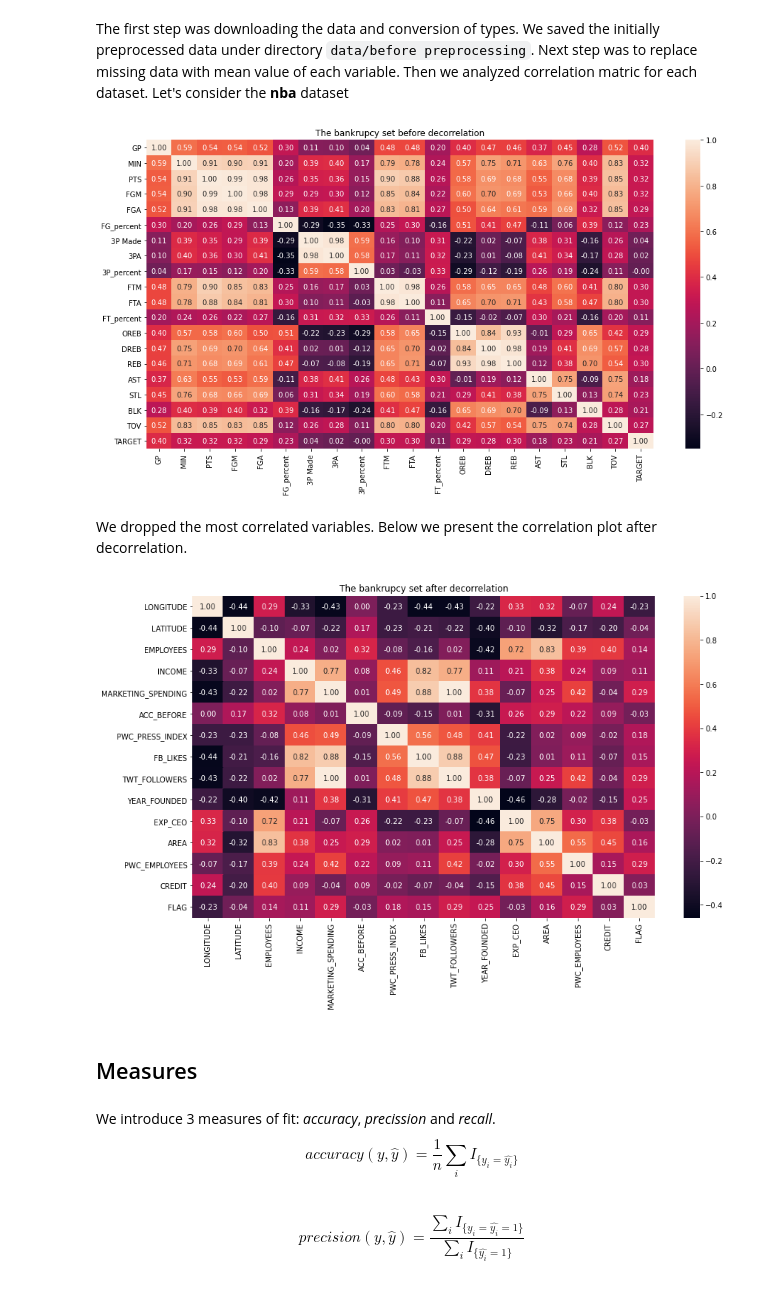
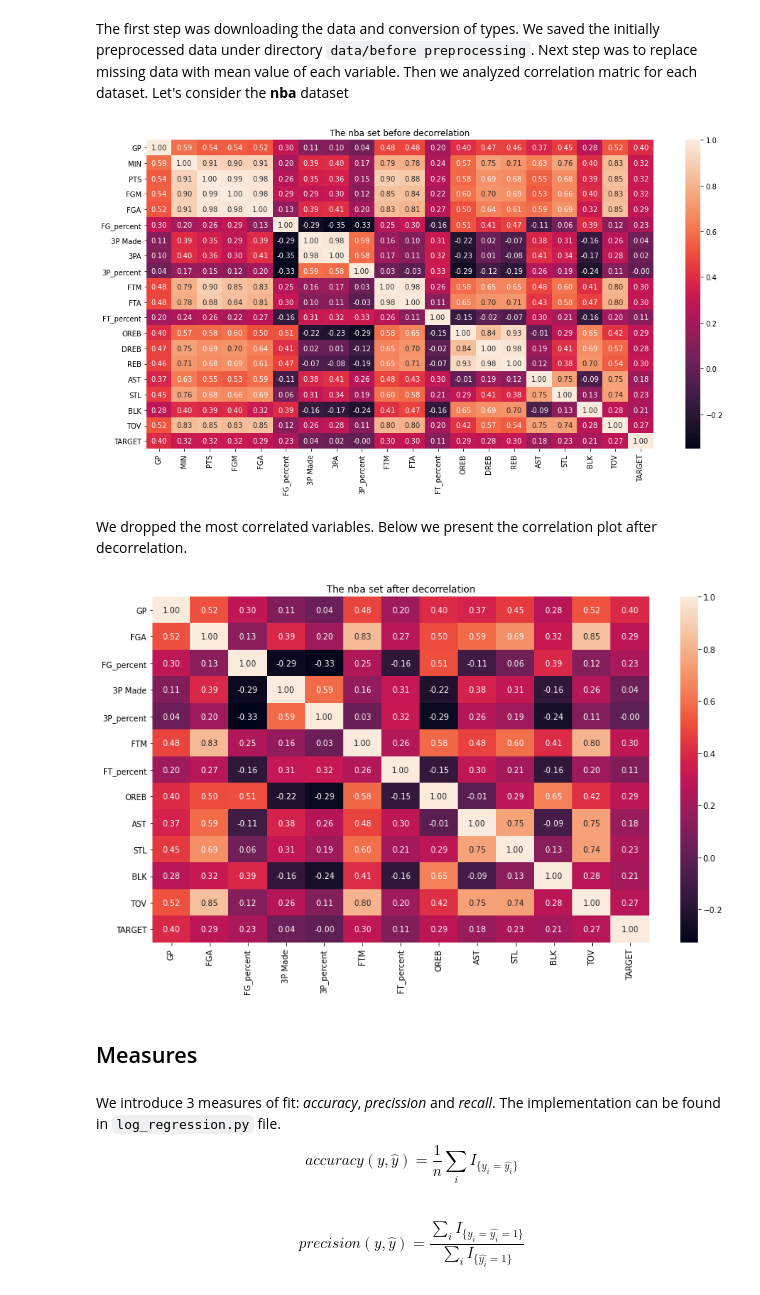
Before and after one commit to marneusz/AML_log_regression_optimization, a Jupyter notebook: report.ipynb, the cells around one changed output. Saved outputs shown, nothing was run; the diff lists cells and outputs as text; code cells hidden in the pictures.

```diff
--- a/report.ipynb
+++ b/report.ipynb
@@ -22,23 +24,23 @@ The first step was downloading the data and conversion of types. We saved the in
 # %%
 nba = pd.read_csv('data/before preprocessing/nba.csv')
 plt.figure(figsize=(16, 8))
-plt.title('The bankrupcy set before decorrelation')
+plt.title('The nba set before decorrelation')
 _ = sns.heatmap(nba.corr(), annot=True, fmt='.2f')
 # %% [output]
-[figure, old version]
+[figure, new version]
 # %% [markdown]
 We dropped the most correlated variables. Below we present the correlation plot after decorrelation.
 # %%
 nba = pd.read_csv('data/after preprocessing/nba.csv')
 plt.figure(figsize=(14, 8))
-sns.heatmap(bankrupcy.corr(), annot=True, fmt='.2f')
-_ = plt.title('The bankrupcy set after decorrelation')
+sns.heatmap(nba.corr(), annot=True, fmt='.2f')
+_ = plt.title('The nba set after decorrelation')
 # %% [output]
-[figure, old version]
+[figure, new version]
 # %% [markdown]
 ## Measures
 # %% [markdown]
-We introduce 3 measures of fit: *accuracy*, *precission* and *recall*.
+We introduce 3 measures of fit: *accuracy*, *precission* and *recall*. The implementation can be found in `log_regression.py` file.
 $$accuracy(y,\hat{y}) = \frac{1}{n}\sum_i I_{\big\{y_i=\hat{y_i}\big\}}$$
 # %% [markdown]
 $$precision(y,\hat{y}) = \frac{\sum_i I_{\big\{y_i=\hat{y_i}=1\big\} }}{\sum_i I_{\big\{\hat{y_i}=1\big\} }}$$
```
Also changed, not shown: parts of 8 cells of this notebook, 1 other file.
